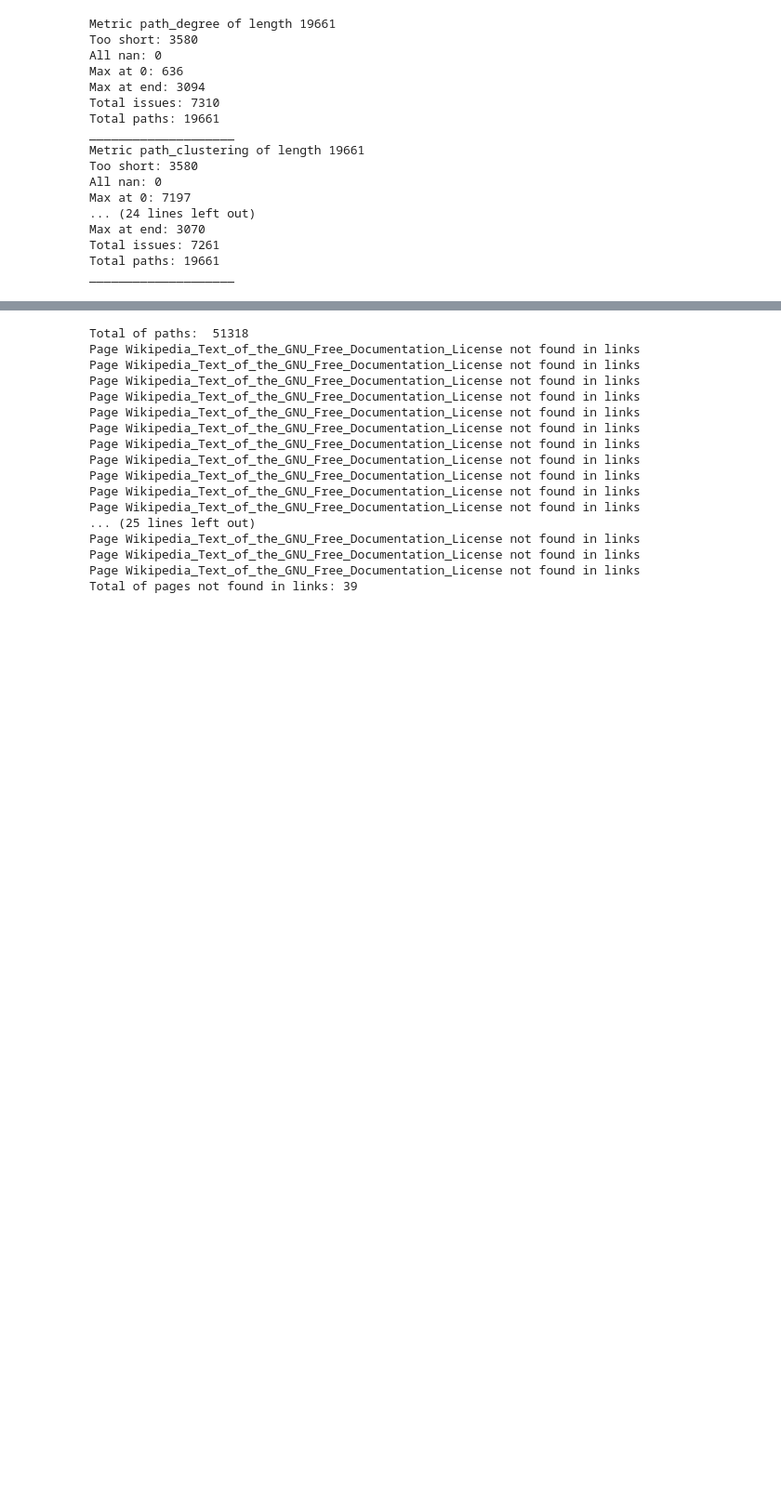
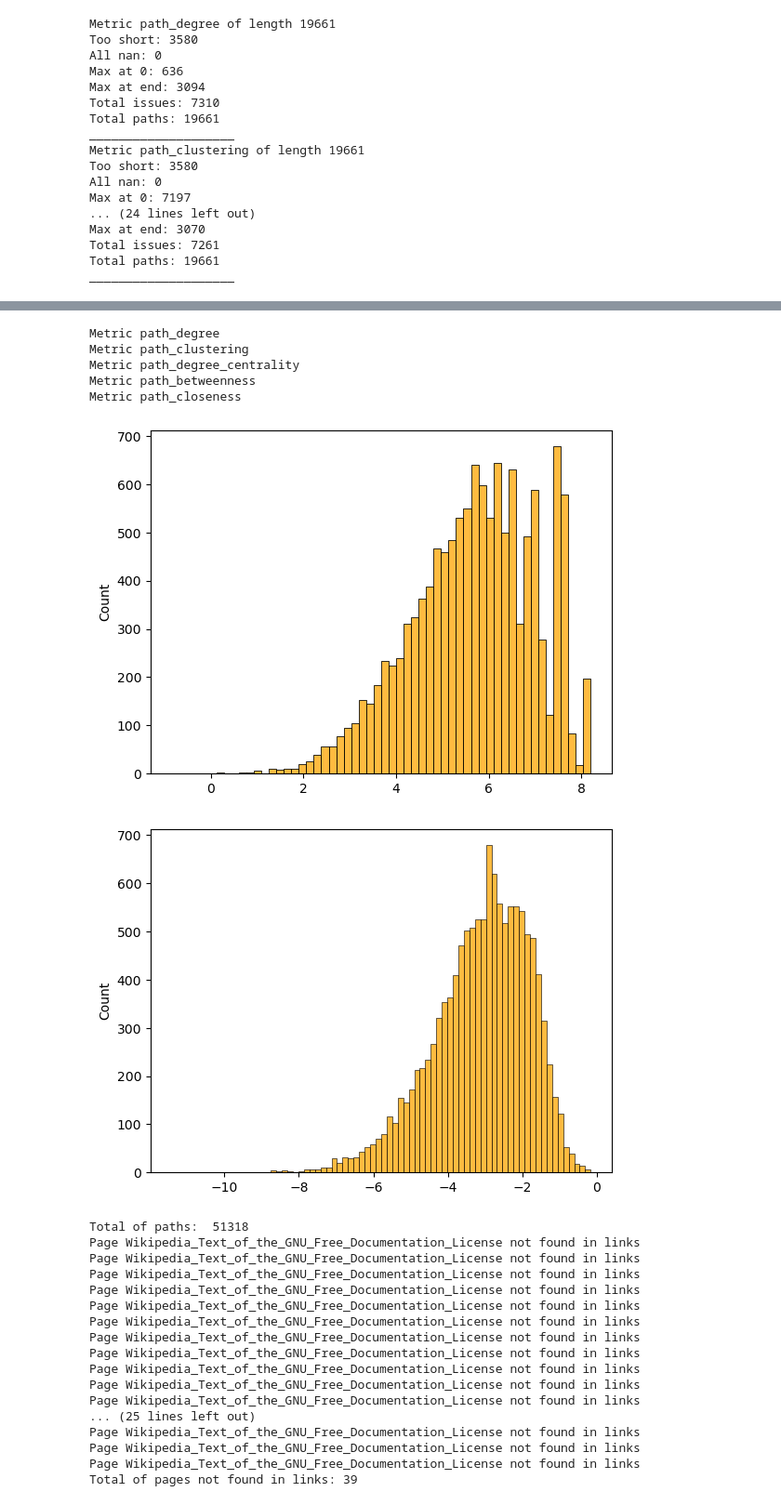
Before and after one commit to epfl-ada/ada-2023-project-adamants, a Jupyter notebook: p3_code/feature_78_tests.ipynb, the cells around one changed output, grey strips where cells are left out. Shown at 93% size. Cells and saved outputs as stored; diff of their text form; code cells hidden in the pictures; blank space fills up the shorter version.

```diff
--- a/p3_code/feature_78_tests.ipynb
+++ b/p3_code/feature_78_tests.ipynb
@@ -176,3 +181,24 @@ for k,v in slopes.items():
+# %%
+slopes_temp = slopes.copy()
+for k,v in slopes.items():
+    print(f"Metric {k}")
+    slopes_temp[str(k)+"_abs_sum"] = v[str(k)+"_slope_before"].abs() + v[str(k)+"_slope_after"].abs()
+slopes = slopes_temp
+# %% [output]
+Metric path_degree
+Metric path_clustering
+Metric path_degree_centrality
+Metric path_betweenness
+Metric path_closeness
+# %%
+for k,v in slopes.items():
+    if "abs_sum" in k:
+        data = v.apply(lambda x: np.log(x+1e-6))
+        sns.histplot(data=data, color="orange")
+        plt.show()
+# %% [output]
+[figure, added]
+[figure, added]
 # %%
 finished_metrics_dict = compute_path_metrics_w_nodes(
     nodes, finished_paths
```
Also changed, not shown: parts of 7 cells of this notebook, 1 other file.
